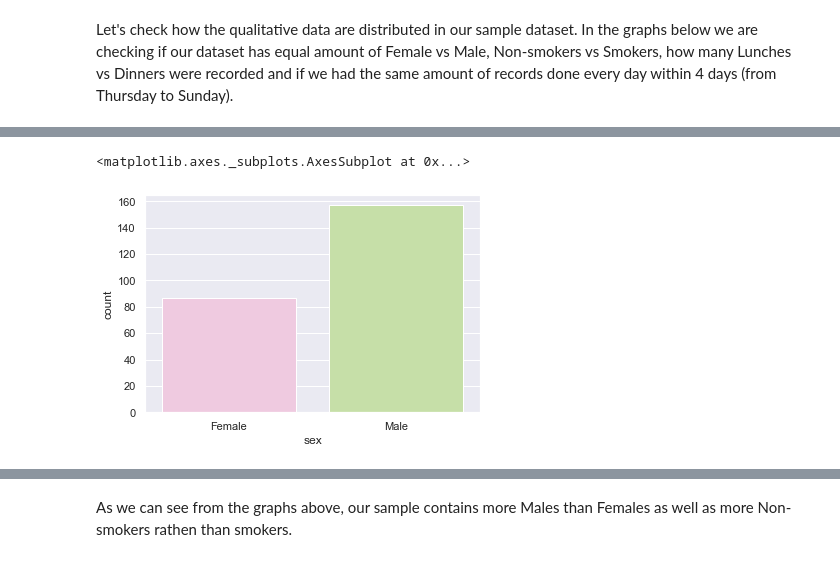
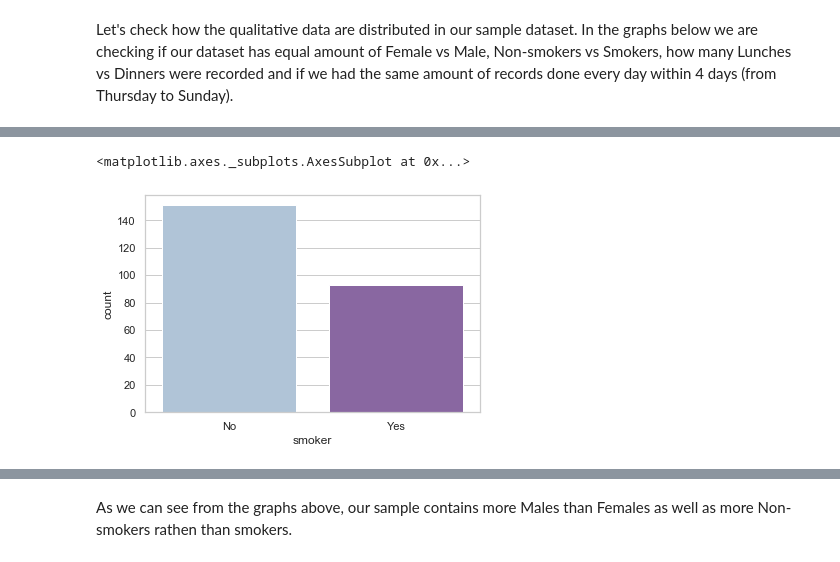
Before and after one commit to JuliaMal/Fundamentals_project, a Jupyter notebook: Tips.ipynb, the cells around one changed output, grey strips where cells are left out. Saved outputs shown, nothing was run; the diff lists cells and outputs as text; code cells hidden in the pictures.

```diff
--- a/Tips.ipynb
+++ b/Tips.ipynb
@@ -60,3 +60,6 @@ The Tips dataset includes the following Qualitative data:
 - Time
 # %% [markdown]
 Let's check how the qualitative data are distributed in our sample dataset. In the graphs below we are checking if our dataset has equal amount of Female vs Male, Non-smokers vs Smokers, how many Lunches vs Dinners were recorded and if we had the same amount of records done every  day within 4 days (from Thursday to Sunday).
+# %%
+sns.set_style("whitegrid")
+sns.countplot( x="sex", data=df, palette="BuPu")
@@ -63,5 +69,5 @@ Let's check how the qualitative data are distributed in our sample dataset. In t
 # %%
-sns.countplot(x="sex", data=df, palette="PiYG")
+sns.countplot(x="smoker", data=df, palette="BuPu")
 # %% [output]
 <matplotlib.axes._subplots.AxesSubplot at 0x...>
-[figure, old version]
+[figure, new version]
```
Also changed, not shown: parts of 45 cells of this notebook.
